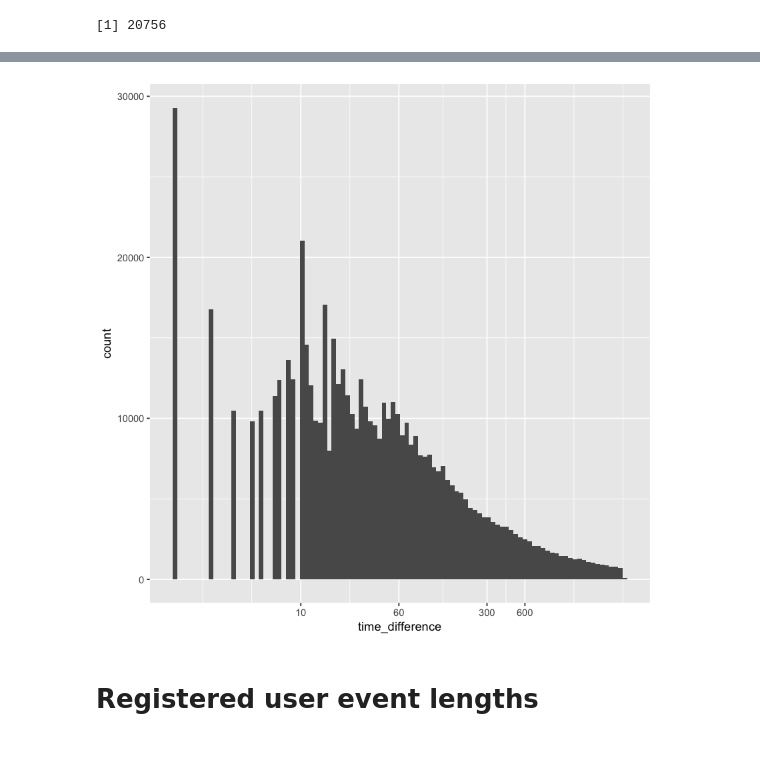
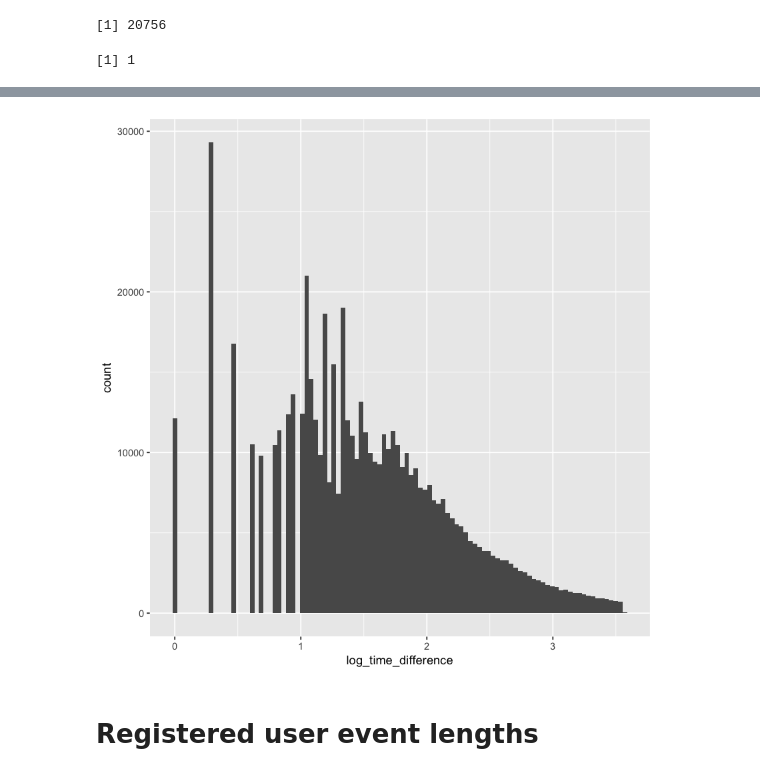
Before and after one commit to hall1467/wikidata_usage_tracking, a Jupyter notebook: jupyter_notebooks/anon edit analysis/anon edit analysis.ipynb, the cells around one changed output, grey strips where cells are left out. Saved outputs shown, nothing was run; the diff lists cells and outputs as text; code cells hidden in the pictures.

```diff
--- a/jupyter_notebooks/anon edit analysis/anon edit analysis.ipynb
+++ b/jupyter_notebooks/anon edit analysis/anon edit analysis.ipynb
@@ -94,6 +88,10 @@ Warning message:
 nrow(sample_anon_revision_session_data[timestamp == prev_timestamp,])
 # %% [output]
 [1] 20756
+# %%
+nrow(sample_anon_revision_session_data[prev_timestamp != 'NULL' & session_events >= 10 & is.na(log_time_difference),])
+# %% [output]
+[1] 1
 # %%
-ggplot(sample_anon_revision_session_data[prev_timestamp != 'NULL' & session_events >= 10,],aes(x=time_difference)) + geom_histogram(bins=100) + scale_x_log10(breaks=c(10, 60, 5*60, 10*60))
+ggplot(sample_anon_revision_session_data[prev_timestamp != 'NULL' & session_events >= 10,],aes(x=log_time_difference)) + geom_histogram(bins=100)
 # %% [output]
@@ -104,4 +100,4 @@ Warning message in self$trans$transform(x):
-[figure, old version]
+[figure, new version]
 # %%
 detach(sample_anon_revision_session_data)
 # %% [markdown]
```
Also changed, not shown: parts of 9 cells of this notebook.
